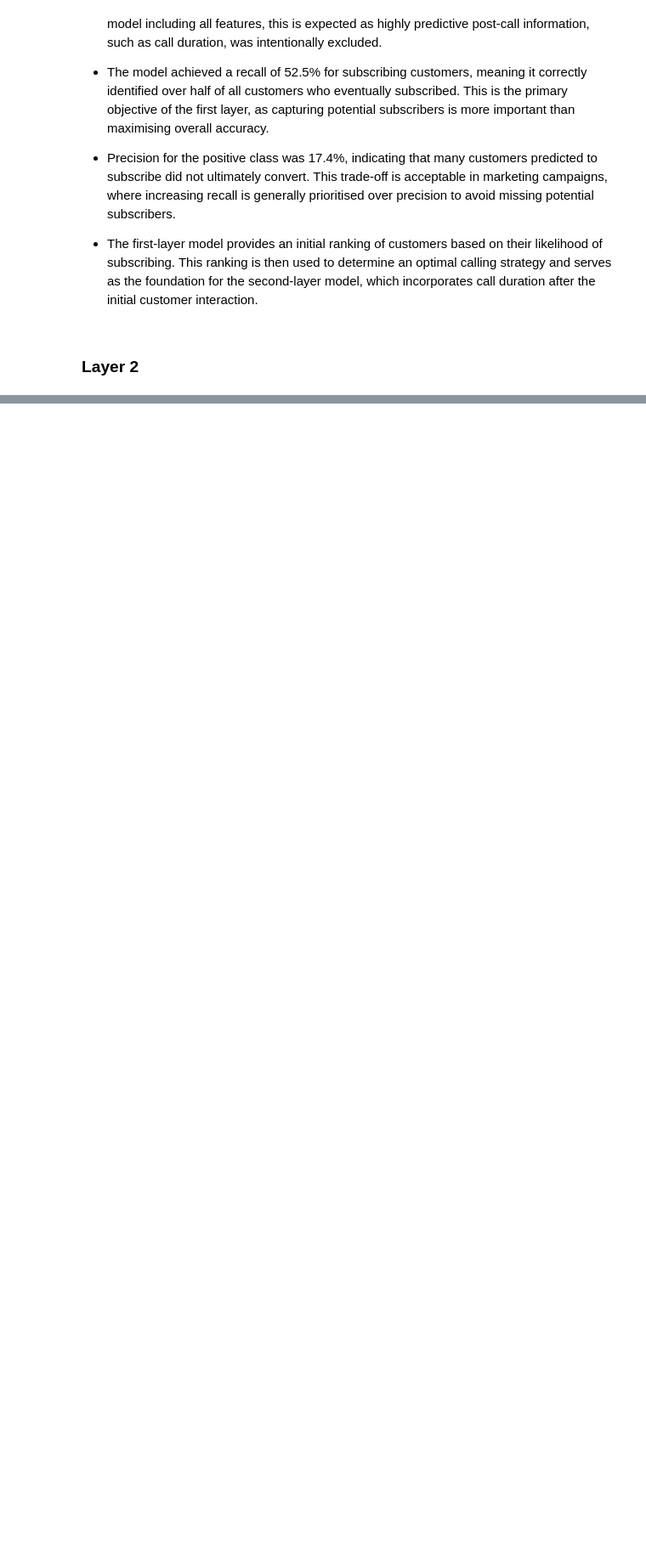
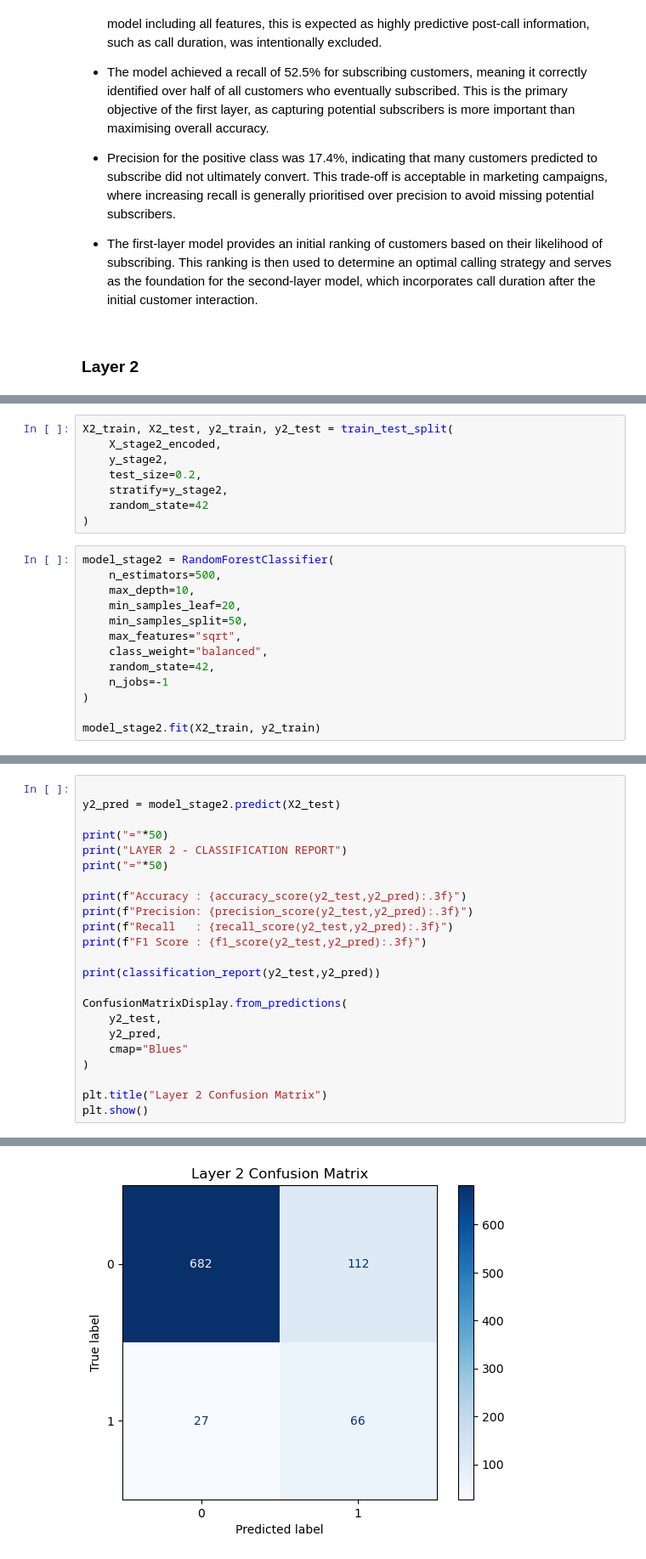
Before and after one commit to DillonR03/Multi-Layer-ML-Customer-Targeting-System-For-Term-Deposits, a Jupyter notebook: projectnotebook.ipynb, the cells around one changed output, grey strips where cells are left out. Shown at 85% size. Drawn from its saved outputs; the diff is of its cells as text; blank space fills up the shorter version.

```diff
--- a/projectnotebook.ipynb
+++ b/projectnotebook.ipynb
@@ -528,0 +543,21 @@ weighted avg       0.90      0.78      0.83      8000
+# %%
+X2_train, X2_test, y2_train, y2_test = train_test_split(
+    X_stage2_encoded,
+    y_stage2,
+    test_size=0.2,
+    stratify=y_stage2,
+    random_state=42
+)
+# %%
+model_stage2 = RandomForestClassifier(
+    n_estimators=500,
+    max_depth=10,
+    min_samples_leaf=20,
+    min_samples_split=50,
+    max_features="sqrt",
+    class_weight="balanced",
+    random_state=42,
+    n_jobs=-1
+)
+
+model_stage2.fit(X2_train, y2_train)
@@ -528,0 +568,24 @@ weighted avg       0.90      0.78      0.83      8000
+# %%
+
+y2_pred = model_stage2.predict(X2_test)
+
+print("="*50)
+print("LAYER 2 - CLASSIFICATION REPORT")
+print("="*50)
+
+print(f"Accuracy : {accuracy_score(y2_test,y2_pred):.3f}")
+print(f"Precision: {precision_score(y2_test,y2_pred):.3f}")
+print(f"Recall   : {recall_score(y2_test,y2_pred):.3f}")
+print(f"F1 Score : {f1_score(y2_test,y2_pred):.3f}")
+
+print(classification_report(y2_test,y2_pred))
+
+ConfusionMatrixDisplay.from_predictions(
+    y2_test,
+    y2_pred,
+    cmap="Blues"
+)
+
+plt.title("Layer 2 Confusion Matrix")
+plt.show()
+# %% [output]
@@ -528,0 +607 @@ weighted avg       0.90      0.78      0.83      8000
+[figure, added]
```
Also changed, not shown: parts of 15 cells of this notebook.
